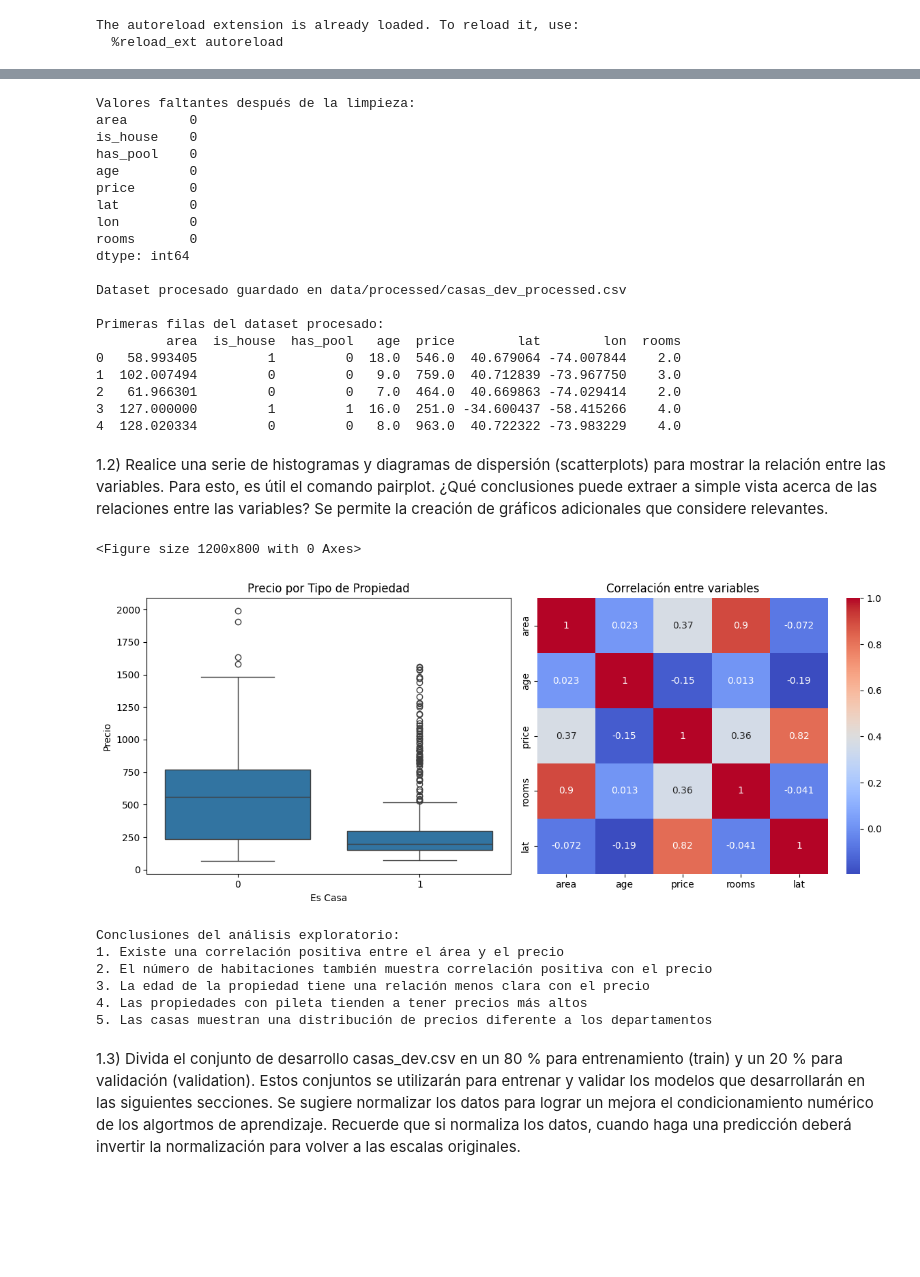
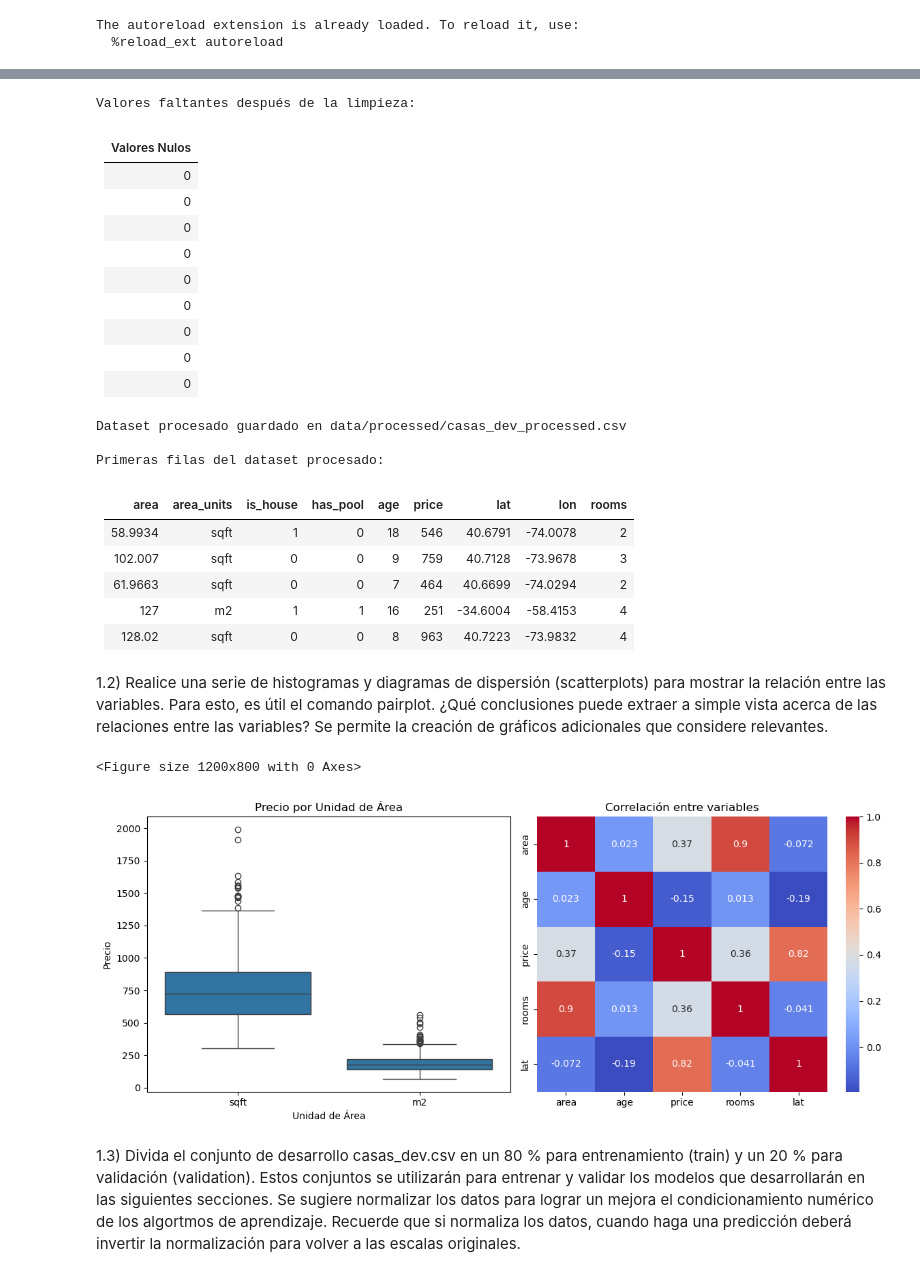
Before and after one commit to mattemusacchio/ML, a Jupyter notebook: tp1/notebooks/Entrega_TP1.ipynb, the cells around one changed output, grey strips where cells are left out. Drawn from its saved outputs; the diff is of its cells as text; code cells hidden in the pictures; blank space fills up the shorter version.

```diff
--- a/tp1/notebooks/Entrega_TP1.ipynb
+++ b/tp1/notebooks/Entrega_TP1.ipynb
@@ -81,22 +84,11 @@ for index, row in df.iterrows():
     else:
         df.at[index, 'area'] = row['area']
 
-# Eliminar las columnas originales de área que ya no necesitamos
-df = df.drop(columns=['area_units'])
-
-# Imputar valores faltantes
-
 df = handle_missing_values(df)
-
-# Para rooms: usar la mediana según el área
-# df['rooms'] = df['rooms'].fillna(df.groupby(pd.qcut(df['area'], 5))['rooms'].transform('median'))
-
-# Para age: usar la mediana general
-# df['age'] = df['age'].fillna(df['age'].median())
 
 # Verificar que no queden valores nulos
 print("\nValores faltantes después de la limpieza:")
-print(df.isnull().sum())
+pretty_print_df(df.isnull().sum().to_frame(name='Valores Nulos'))
 
 # Guardar el dataset procesado
 df.to_csv('../data/processed/casas_dev_processed.csv', index=False)
@@ -104,71 +96,59 @@ print("\nDataset procesado guardado en data/processed/casas_dev_processed.csv")
 
 # Mostrar las primeras filas del dataset procesado
 print("\nPrimeras filas del dataset procesado:")
-print(df.head())
+pretty_print_df(df.head())
 # %% [output]
 Valores faltantes después de la limpieza:
-area        0
-is_house    0
-has_pool    0
-age         0
-price       0
-lat         0
-lon         0
-rooms       0
-dtype: int64
-
-Dataset procesado guardado en data/processed/casas_dev_processed.csv
-
-Primeras filas del dataset procesado:
-         area  is_house  has_pool   age  price        lat        lon  rooms
-0   58.993405         1         0  18.0  546.0  40.679064 -74.007844    2.0
-1  102.007494         0         0   9.0  759.0  40.712839 -73.967750    3.0
-2   61.966301         0         0   7.0  464.0  40.669863 -74.029414    2.0
-3  127.000000         1         1  16.0  251.0 -34.600437 -58.415266    4.0
-4  128.020334         0         0   8.0  963.0  40.722322 -73.983229    4.0
+|   Valores Nulos |
+|----------------:|
+|               0 |
+|               0 |
+|               0 |
+|               0 |
+|               0 |
+|               0 |
+|               0 |
+|               0 |
+|               0 |
+Dataset procesado guardado en data/processed/casas_dev_processed.csv
+
+Primeras filas del dataset procesado:
+|     area | area_units   |   is_house |   has_pool |   age |   price |      lat |      lon |   rooms |
+|---------:|:-------------|-----------:|-----------:|------:|--------:|---------:|---------:|--------:|
+|  58.9934 | sqft         |          1 |          0 |    18 |     546 |  40.6791 | -74.0078 |       2 |
+| 102.007  | sqft         |          0 |          0 |     9 |     759 |  40.7128 | -73.9678 |       3 |
+|  61.9663 | sqft         |          0 |          0 |     7 |     464 |  40.6699 | -74.0294 |       2 |
+| 127      | m2           |          1 |          1 |    16 |     251 | -34.6004 | -58.4153 |       4 |
+| 128.02   | sqft         |          0 |          0 |     8 |     963 |  40.7223 | -73.9832 |       4 |
 # %% [markdown]
 1.2) Realice una serie de histogramas y diagramas de dispersión (scatterplots) para mostrar la relación entre las variables. Para esto, es útil el comando pairplot. ¿Qué conclusiones puede extraer a simple vista acerca de las relaciones entre las variables? Se permite la creación de gráficos adicionales que considere relevantes.
 # %%
 # Crear pairplot para visualizar relaciones entre variables
 import seaborn as sns
 import matplotlib.pyplot as plt
 
 # Crear pairplot con todas las variables numéricas
 plt.figure(figsize=(12, 8))
 # sns.pairplot(df[['area', 'age', 'price', 'rooms','lat']], diag_kind='hist')
 plt.tight_layout()
 plt.show()
 
 # Crear boxplots adicionales para variables categóricas
 fig, axes = plt.subplots(1, 2, figsize=(12, 5))
 
-sns.boxplot(data=df, x='is_house', y='price', ax=axes[0])
-axes[0].set_title('Precio por Tipo de Propiedad')
-axes[0].set_xlabel('Es Casa')
+sns.boxplot(data=df, x='area_units', y='price', ax=axes[0])
+axes[0].set_title('Precio por Unidad de Área')
+axes[0].set_xlabel('Unidad de Área')
 axes[0].set_ylabel('Precio')
 
 # agregar un grafico de correlacion entre las variables
 sns.heatmap(df[['area', 'age', 'price', 'rooms','lat']].corr(), annot=True, cmap='coolwarm')
 plt.title('Correlación entre variables')
 plt.tight_layout()
 plt.show()
-
-# Conclusiones:
-print("\nConclusiones del análisis exploratorio:")
-print("1. Existe una correlación positiva entre el área y el precio")
-print("2. El número de habitaciones también muestra correlación positiva con el precio")
-print("3. La edad de la propiedad tiene una relación menos clara con el precio")
-print("4. Las propiedades con pileta tienden a tener precios más altos")
-print("5. Las casas muestran una distribución de precios diferente a los departamentos")
 # %% [output]
 <Figure size 1200x800 with 0 Axes>
-[figure, old version]
+[figure, new version]
-Conclusiones del análisis exploratorio:
-1. Existe una correlación positiva entre el área y el precio
-2. El número de habitaciones también muestra correlación positiva con el precio
-3. La edad de la propiedad tiene una relación menos clara con el precio
-4. Las propiedades con pileta tienden a tener precios más altos
-5. Las casas muestran una distribución de precios diferente a los departamentos
 # %% [markdown]
 1.3) Divida el conjunto de desarrollo casas_dev.csv en un 80 % para entrenamiento (train) y un 20 % para validación (validation). Estos conjuntos se utilizarán para entrenar y validar los modelos que desarrollarán en las siguientes secciones. Se sugiere normalizar los datos para lograr un mejora el condicionamiento numérico de los algortmos de aprendizaje. Recuerde que si normaliza los datos, cuando haga una predicción deberá invertir la normalización para volver a las escalas originales.
 # %%
```
Also changed, not shown: parts of 21 cells of this notebook, 25 other files.
